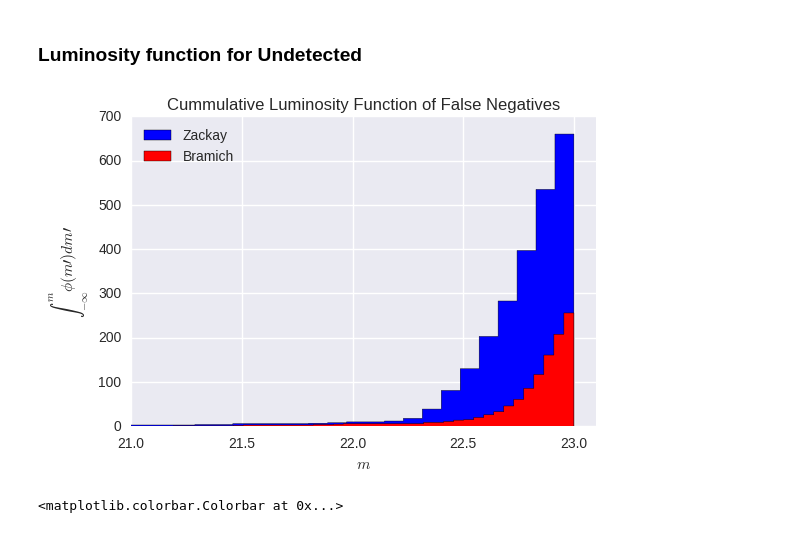
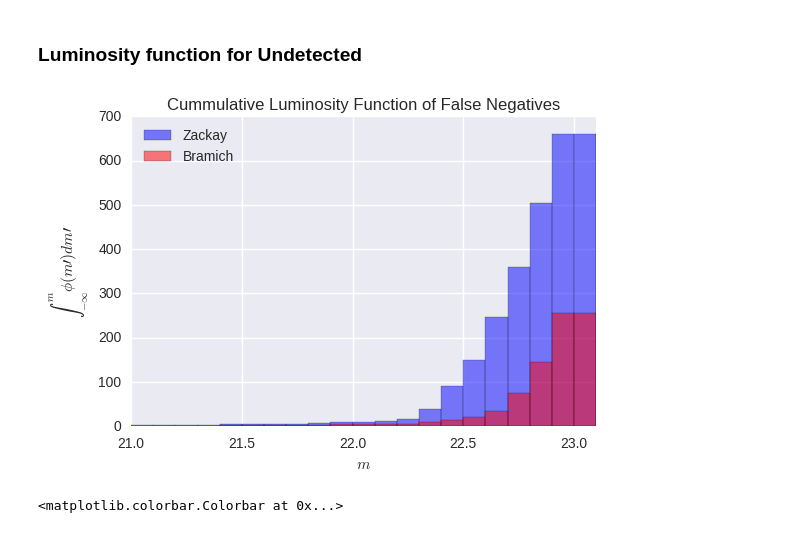
Before and after one commit to BrunoSanchez/RBMLearning, a Jupyter notebook: Plots.ipynb, the cells around one changed output. Drawn from its saved outputs; the diff is of its cells as text; code cells hidden in the pictures.

```diff
--- a/Plots.ipynb
+++ b/Plots.ipynb
@@ -214,21 +224,27 @@ plt.show()
 # %% [markdown]
 ### Luminosity function for Undetected
 # %%
+bins = np.arange(18, 24, 0.1)
+
 plt.figure()
 # sns.kdeplot(und_z.app_mag, cumulative=True, shade=True, color='blue', label='Zackay')
 # sns.kdeplot(und_b.app_mag, cumulative=True, shade=True, color='red', label='Bramich')
-plt.hist(und_z.app_mag, cumulative=True, bins=40, histtype='stepfilled', color='blue', label='Zackay')
-plt.hist(und_b.app_mag, cumulative=True, bins=40, histtype='stepfilled', color='red', label='Bramich')
+plt.hist(und_z.app_mag, cumulative=True, bins=bins,
+         #histtype='stepfilled',
+         color='blue', label='Zackay', alpha=0.5)
+plt.hist(und_b.app_mag, cumulative=True, bins=bins,
+         #histtype='stepfilled',
+         color='red', label='Bramich', alpha=0.5)
 
 
 plt.legend(loc='upper left')
 plt.ylabel(r'$\int_{-\infty}^{m}\phi(m\prime)dm\prime$')
 plt.xlabel(r'$m$')
 plt.title('Cummulative Luminosity Function of False Negatives')
 plt.xlim(21., 23.1)
 plt.show()
 # %% [output]
-[figure, old version]
+[figure, new version]
 # %%
 plt.figure(figsize=(14,5))
 plt.subplot(121)
```
Also changed, not shown: parts of 9 cells of this notebook.
